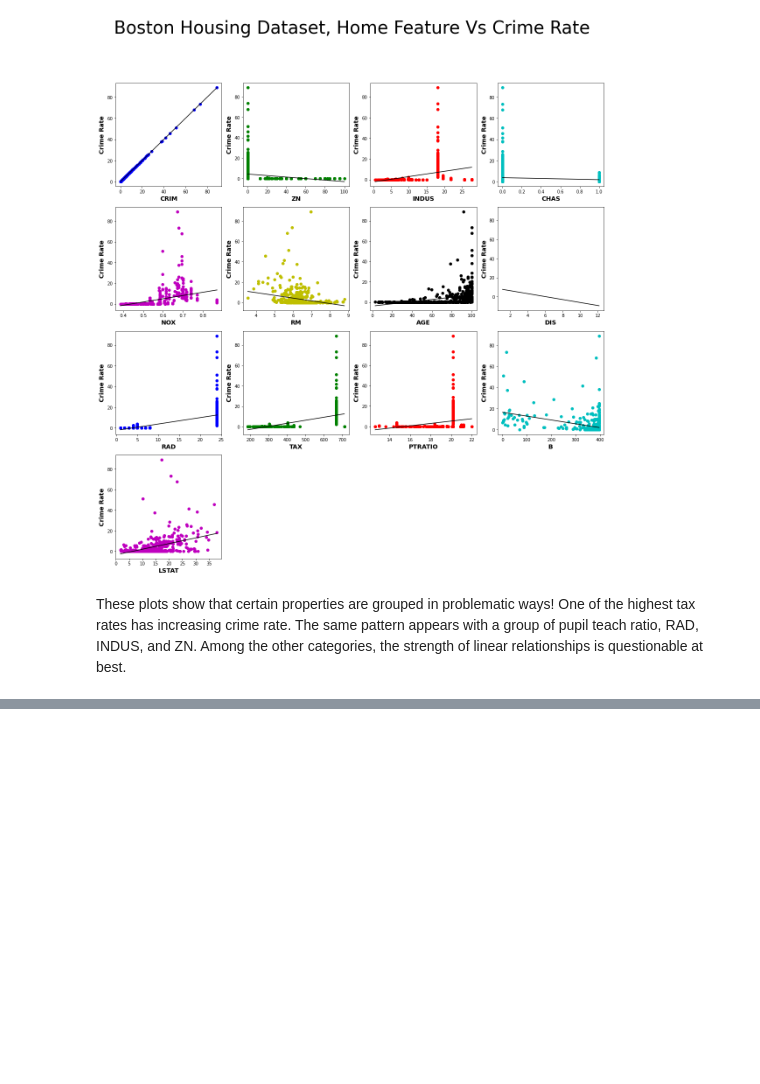
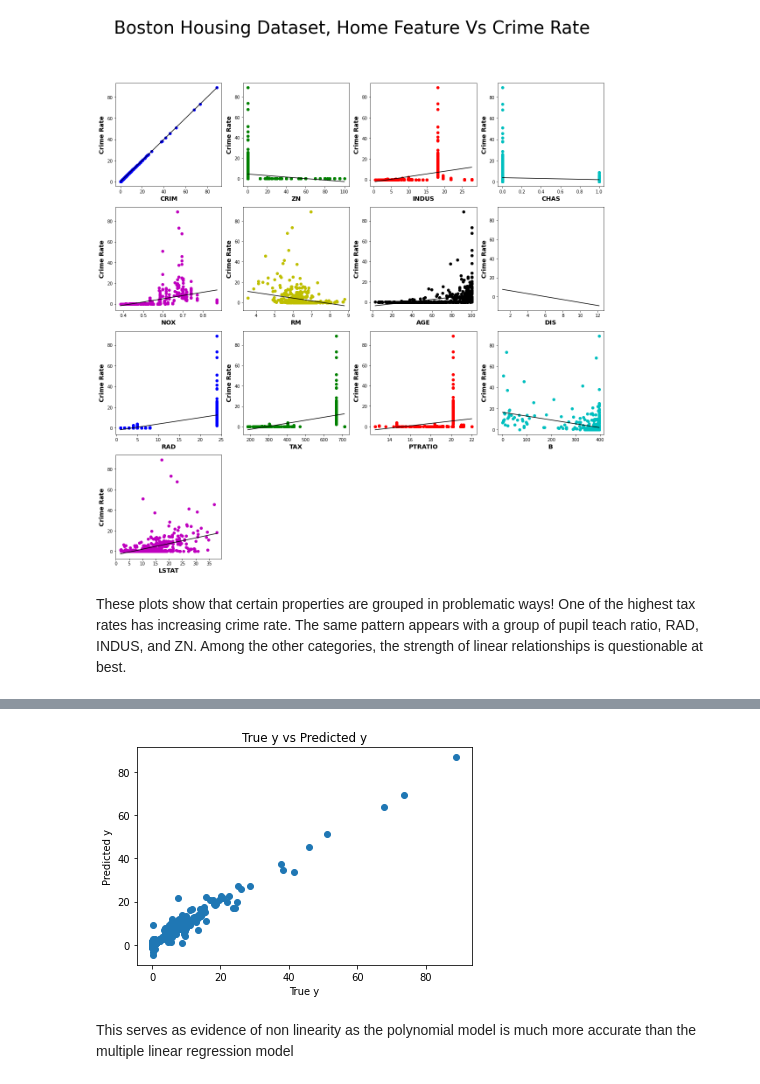
Before and after one commit to BrianLesko/MachineLearning, a Jupyter notebook: IntroductoryML/BostonDataset-3.ipynb, the cells around one changed output, grey strips where cells are left out. Drawn from its saved outputs; the diff is of its cells as text; code cells hidden in the pictures; blank space fills up the shorter version.

```diff
--- a/IntroductoryML/BostonDataset-3.ipynb
+++ b/IntroductoryML/BostonDataset-3.ipynb
@@ -250,0 +473,27 @@ on page 128 of Intro to Statistical Learning
+# %%
+#Fit a polynomial form for X and y
+# plot the results
+from sklearn.preprocessing import PolynomialFeatures
+from sklearn.linear_model import LinearRegression
+
+# Generate polynomial features of degree 3
+poly_features = PolynomialFeatures(degree=3, include_bias=False)
+X_poly = poly_features.fit_transform(X)
+
+# Fit the polynomial regression model
+regressor = LinearRegression()
+regressor.fit(X_poly, y)
+
+# Predict the target values using the polynomial regression model
+y_pred = regressor.predict(X_poly)
+# %%
+# Plot the predicted y against the true y
+plt.scatter(y, y_pred)
+plt.xlabel('True y')
+plt.ylabel('Predicted y')
+plt.title('True y vs Predicted y')
+plt.show()
+# %% [output]
+[figure, added]
+# %% [markdown]
+This serves as evidence of non linearity as the polynomial model is much more accurate than the multiple linear regression model
```
Also changed, not shown: parts of 18 cells of this notebook.
